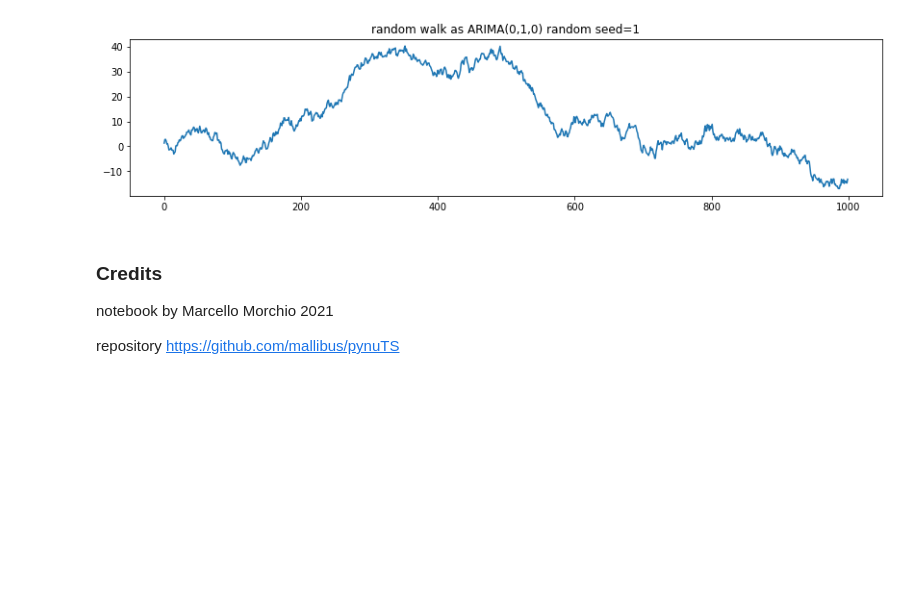
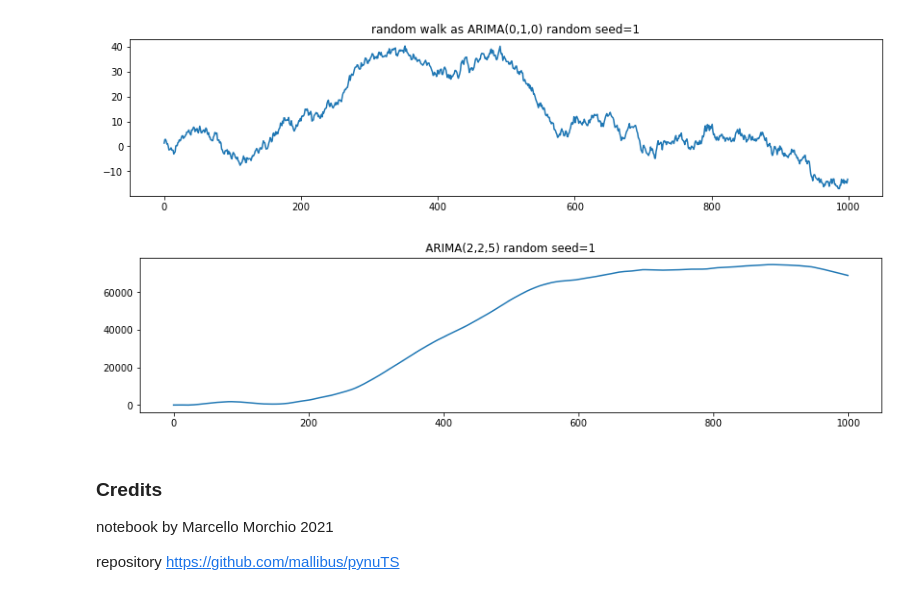
Before and after one commit to nickprock/pynuTS, a Jupyter notebook: demos/experiments for generator.ipynb, the cells around one changed output. Cells and saved outputs as stored; diff of their text form; code cells hidden in the pictures; blank space fills up the shorter version.

Commit message:
ARIMA fixed and test added

```diff
--- a/demos/experiments for generator.ipynb
+++ b/demos/experiments for generator.ipynb
@@ -152,6 +148,13 @@ s1 = pd.Series(model.generate(1000))
 s1.plot(title='random walk as ARIMA(0,1,0) random seed=1',figsize=(14,3));
 # %% [output]
 [figure]
+# %%
+random.seed(1)
+model = ARIMA2(pcoeff=[1,-1],d=2,qcoeff=[1,1,1,1,1])
+s1 = pd.Series(model.generate(1000))
+s1.plot(title='ARIMA(2,2,5) random seed=1',figsize=(14,3));
+# %% [output]
+[figure, added]
 # %% [markdown]
 ### Credits
 
```
Also changed, not shown: parts of 9 cells of this notebook, 3 other files.
